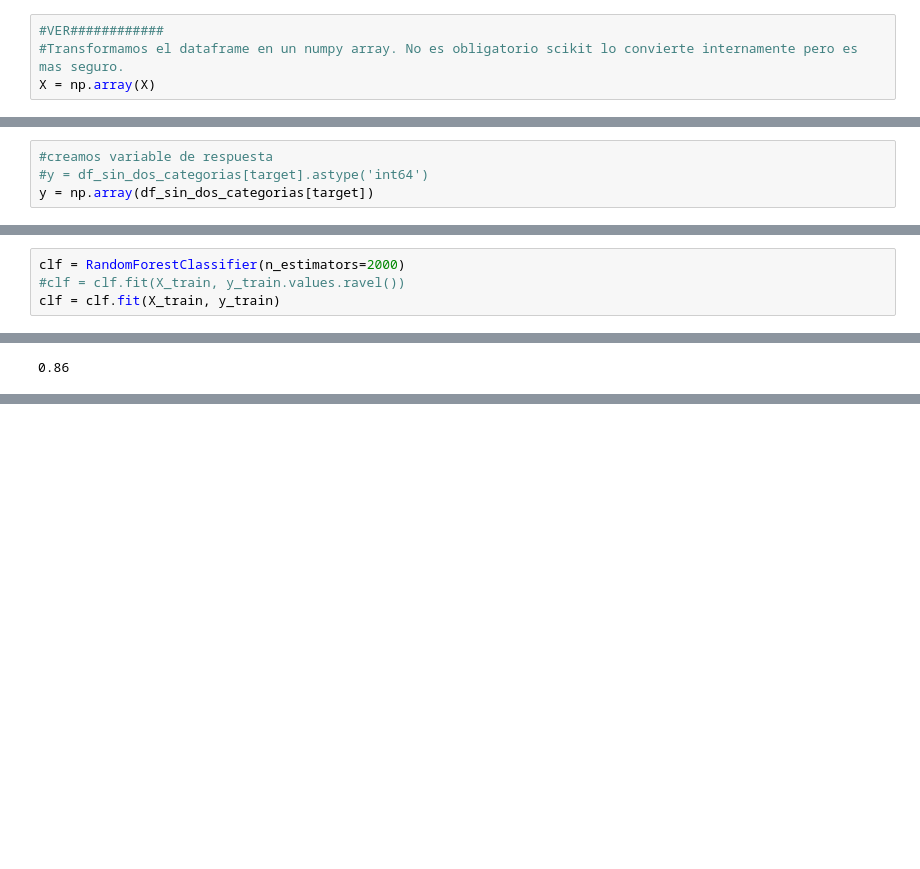
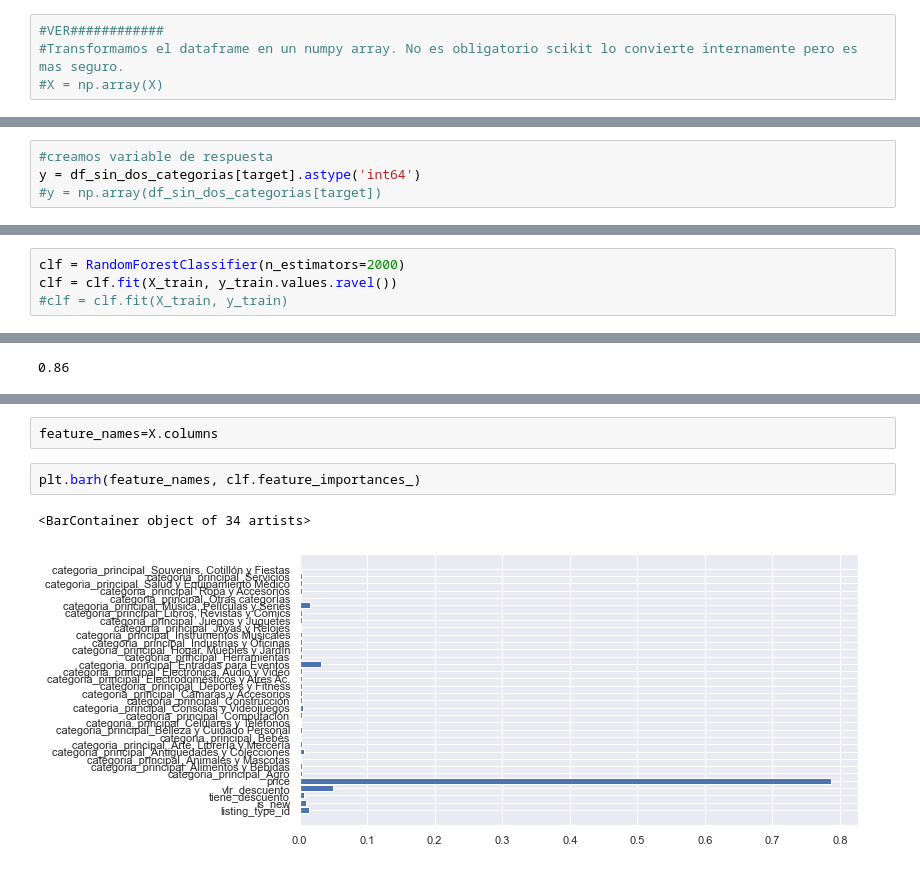
Before and after one commit to malenaeboli/MeliChallenge, a Jupyter notebook: EDAyModel_meli_male.ipynb, the cells around one changed output, grey strips where cells are left out. Drawn from its saved outputs; the diff is of its cells as text; blank space fills up the shorter version.

```diff
--- a/EDAyModel_meli_male.ipynb
+++ b/EDAyModel_meli_male.ipynb
@@ -581,14 +581,14 @@ X[X.isnull().any(axis=1)]
 # %%
 #VER############
 #Transformamos el dataframe en un numpy array. No es obligatorio scikit lo convierte internamente pero es mas seguro.
-X = np.array(X)
+#X = np.array(X)
 # %%
  #como dije no creo que se pueda predecir con tanto detalle las categorias por lo que vamos a poner como target sold group. Luego en funcion del tiempo que tenga y resultados del modelo podria probar si mejora poniendo de target sold_quantity
 target = ['sold_group']
 # %%
 #creamos variable de respuesta
-#y = df_sin_dos_categorias[target].astype('int64')
-y = np.array(df_sin_dos_categorias[target])
+y = df_sin_dos_categorias[target].astype('int64')
+#y = np.array(df_sin_dos_categorias[target])
 # %% [markdown]
 ##  Modelo  yTrain y Test sets
 # %%
@@ -605,8 +605,8 @@ Antes de hacer un modelo vamos a hacer un modelo base para comparar. La idea es
 X_train, X_test, y_train, y_test = train_test_split(X, y, test_size=0.2, random_state=40)
 # %%
 clf = RandomForestClassifier(n_estimators=2000)
-#clf = clf.fit(X_train, y_train.values.ravel())
-clf = clf.fit(X_train, y_train)
+clf = clf.fit(X_train, y_train.values.ravel())
+#clf = clf.fit(X_train, y_train)
 # %%
 prediction = clf.predict(X_test)
 # %%
@@ -701,0 +708,7 @@ array([0.01336504, 0.00919253, 0.00654667, 0.04932091, 0.78681847,
+# %%
+feature_names=X.columns
+# %%
+plt.barh(feature_names, clf.feature_importances_)
+# %% [output]
+<BarContainer object of 34 artists>
+[figure, added]
```
Also changed, not shown: parts of 16 cells of this notebook.
